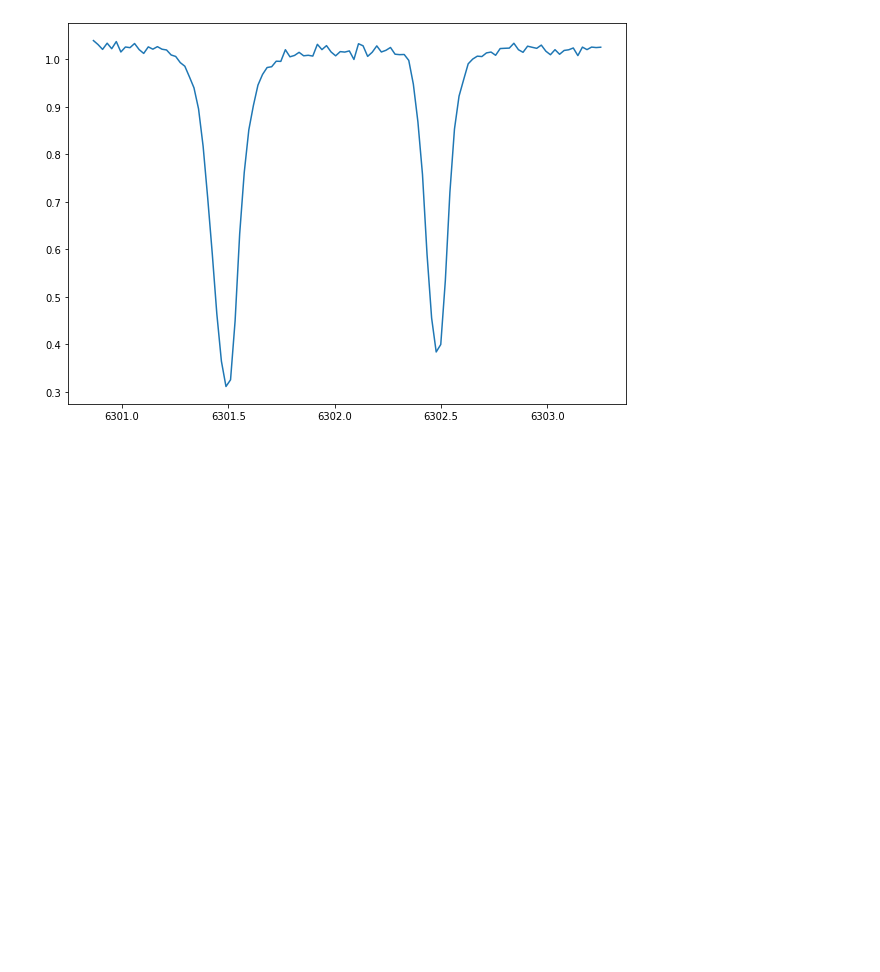
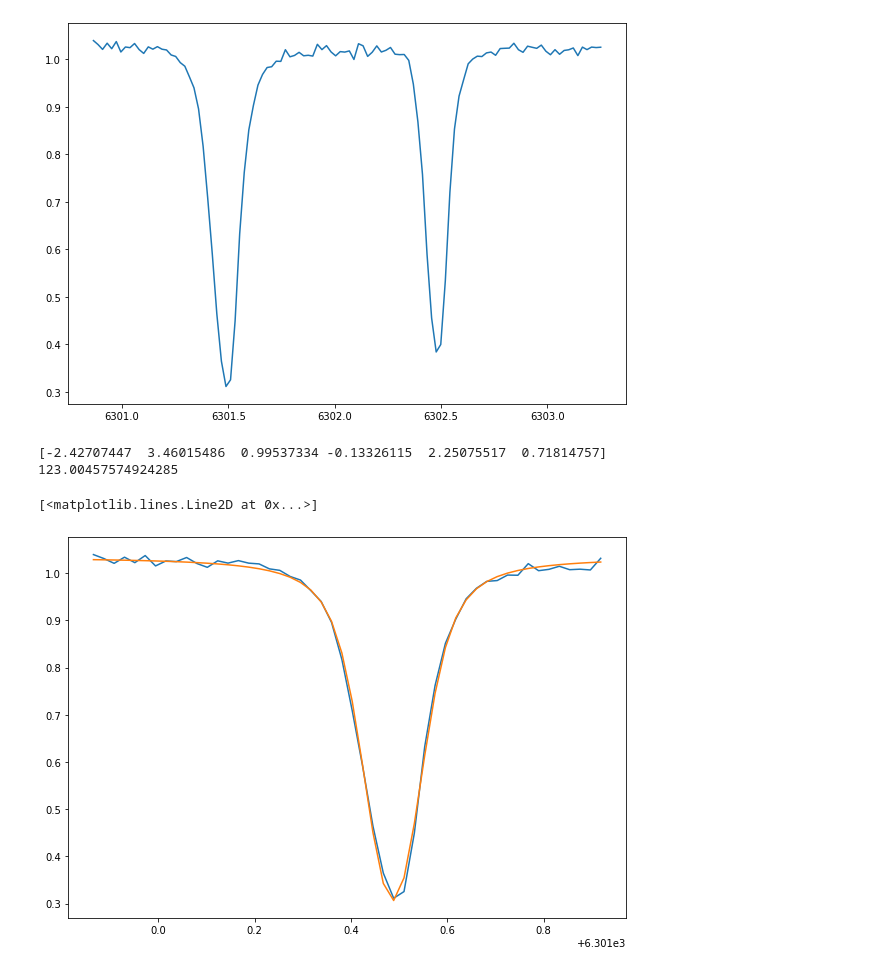
Before and after one commit to ivanzmilic/me_inversion_exercises, a Jupyter notebook: scalar_me.ipynb, the cells around one changed output. Saved outputs shown, nothing was run; the diff lists cells and outputs as text; code cells hidden in the pictures; blank space fills up the shorter version.

```diff
--- a/scalar_me.ipynb
+++ b/scalar_me.ipynb
@@ -155,4 +155,26 @@ def chi2(params, x, y, error):
     chi2 = np.sum(((y_model - y) / error)**2)
 
     return chi2
+# %%
+# Break the below code in a few steps:
+
+from scipy.optimize import minimize
+x_data = ll[:50]
+y_data = stokes[100,100,0,:50]
+errors = 1E-3
+
+starting_params=[0.6,0.4,70.0,0.0,2.0,0.05]
+
+result = minimize(chi2,starting_params,args=(x_data,y_data,errors))
+print (result.x)
+
+print (chi2(result.x,x_data,y_data,errors)/(50.-6.))
+plt.figure(figsize=[10,7])
+plt.plot(x_data,y_data)
+plt.plot(x_data,me_scalar(result.x,x_data))
+# %% [output]
+[-2.42707447  3.46015486  0.99537334 -0.13326115  2.25075517  0.71814757]
+123.00457574924285
+[<matplotlib.lines.Line2D at 0x...>]
+[figure, added]
 # %%
```
Also changed, not shown: parts of 2 cells of this notebook, 1 other file.
